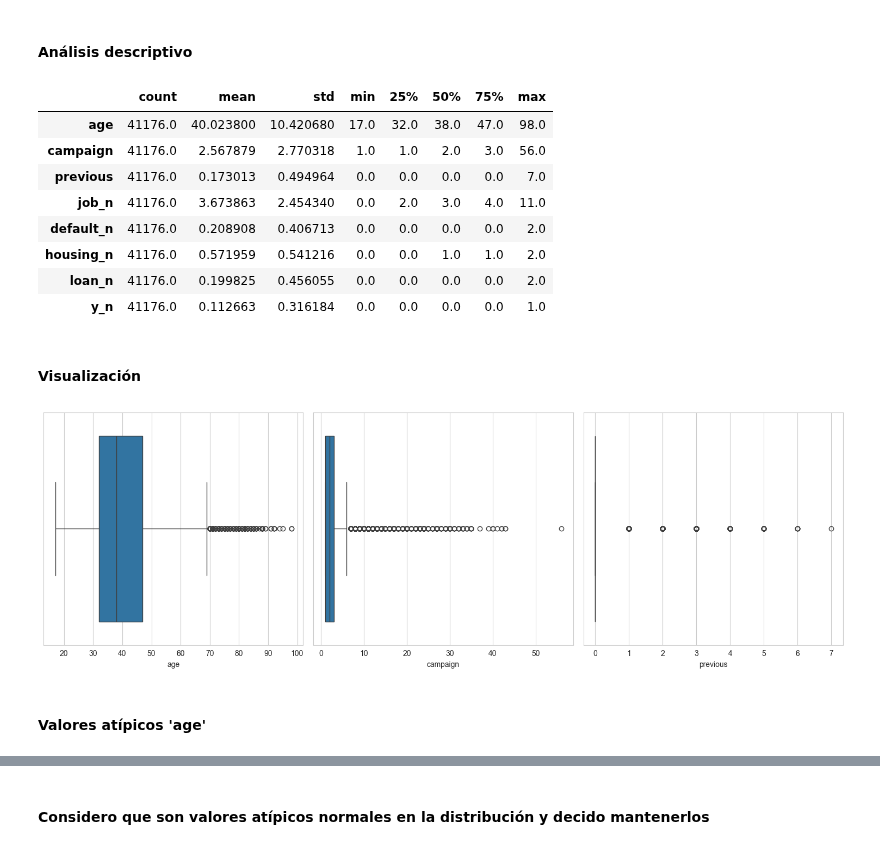
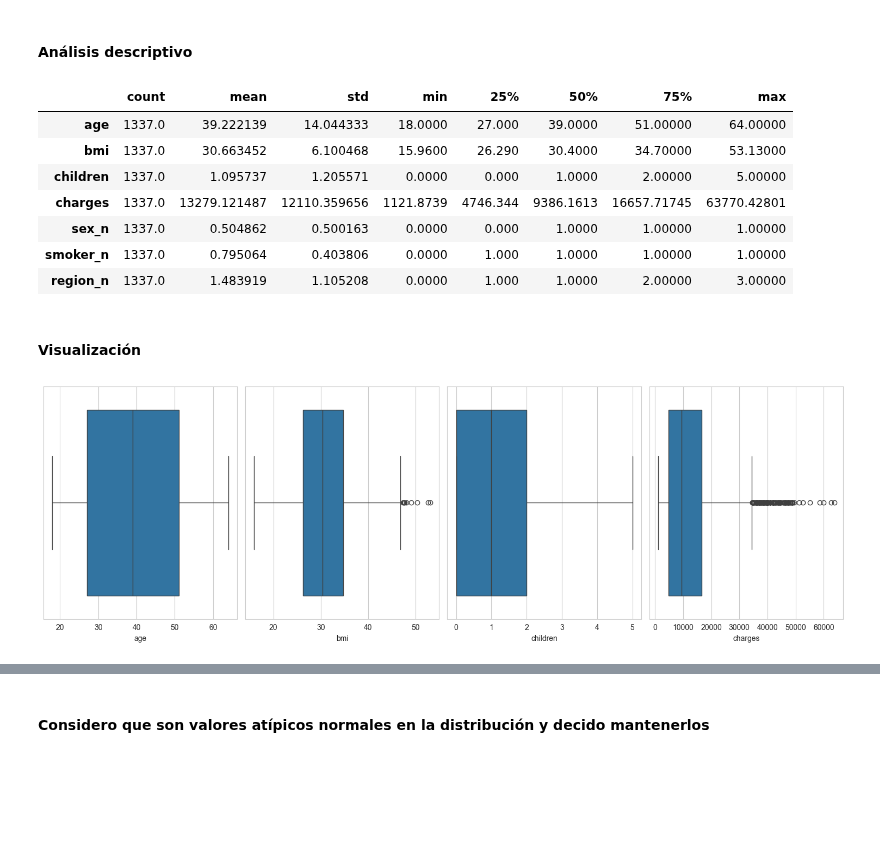
Before and after one commit to 4GeeksAcademy/sayons-intro-ml-new, a Jupyter notebook: src/02-linear-regression.ipynb, the cells around one changed output, grey strips where cells are left out. Cells and saved outputs as stored; diff of their text form; code cells hidden in the pictures; blank space fills up the shorter version.

```diff
--- a/src/02-linear-regression.ipynb
+++ b/src/02-linear-regression.ipynb
@@ -242,7 +235,7 @@ plt.show()
 # %%
 fig, axis = plt.subplots(1, 3, figsize=(16, 6))
-bins = [df["charges"].quantile(0.25), df["charges"].quantile(0.50), df["charges"].quantile(0.75), df["charges"].max()]
-labels = ["0-25%", "25-50%", "75-100%"]
+bins = [0, df["charges"].quantile(0.25), df["charges"].quantile(0.50), df["charges"].quantile(0.75), df["charges"].max()]
+labels = ["0-25%", "25-50%", "50-75%", "75-100%"]
 df["charges_range"] = pd.cut(df["charges"], bins=bins, labels=labels, include_lowest=True)
 sns.set_style("whitegrid")
 sns.countplot(ax=axis[0], data=df, x="charges_range", hue="sex_n").set_xlabel('Charges')
@@ -267,25 +259,23 @@ plt.show()
 df.describe().T
 # %% [output]
 |  | count | mean | std | min | 25% | 50% | 75% | max |
-| age | 41176.0 | 40.023800 | 10.420680 | 17.0 | 32.0 | 38.0 | 47.0 | 98.0 |
-| campaign | 41176.0 | 2.567879 | 2.770318 | 1.0 | 1.0 | 2.0 | 3.0 | 56.0 |
-| previous | 41176.0 | 0.173013 | 0.494964 | 0.0 | 0.0 | 0.0 | 0.0 | 7.0 |
-| job_n | 41176.0 | 3.673863 | 2.454340 | 0.0 | 2.0 | 3.0 | 4.0 | 11.0 |
-| default_n | 41176.0 | 0.208908 | 0.406713 | 0.0 | 0.0 | 0.0 | 0.0 | 2.0 |
-| housing_n | 41176.0 | 0.571959 | 0.541216 | 0.0 | 0.0 | 1.0 | 1.0 | 2.0 |
-| loan_n | 41176.0 | 0.199825 | 0.456055 | 0.0 | 0.0 | 0.0 | 0.0 | 2.0 |
-| y_n | 41176.0 | 0.112663 | 0.316184 | 0.0 | 0.0 | 0.0 | 0.0 | 1.0 |
+| age | 1337.0 | 39.222139 | 14.044333 | 18.0000 | 27.000 | 39.0000 | 51.00000 | 64.00000 |
+| bmi | 1337.0 | 30.663452 | 6.100468 | 15.9600 | 26.290 | 30.4000 | 34.70000 | 53.13000 |
+| children | 1337.0 | 1.095737 | 1.205571 | 0.0000 | 0.000 | 1.0000 | 2.00000 | 5.00000 |
+| charges | 1337.0 | 13279.121487 | 12110.359656 | 1121.8739 | 4746.344 | 9386.1613 | 16657.71745 | 63770.42801 |
+| sex_n | 1337.0 | 0.504862 | 0.500163 | 0.0000 | 0.000 | 1.0000 | 1.00000 | 1.00000 |
+| smoker_n | 1337.0 | 0.795064 | 0.403806 | 0.0000 | 1.000 | 1.0000 | 1.00000 | 1.00000 |
+| region_n | 1337.0 | 1.483919 | 1.105208 | 0.0000 | 1.000 | 1.0000 | 2.00000 | 3.00000 |
 # %% [markdown]
 #### Visualización
 # %%
-fig, axis = plt.subplots(1, 3, figsize=(15, 5))
+fig, axis = plt.subplots(1, 4, figsize=(15, 5))
 sns.set_style("whitegrid")
 sns.boxplot(ax=axis[0], data=df, x="age")
-sns.boxplot(ax=axis[1], data=df, x="campaign")
-sns.boxplot(ax=axis[2], data=df, x="previous")
+sns.boxplot(ax=axis[1], data=df, x="bmi")
+sns.boxplot(ax=axis[2], data=df, x="children")
+sns.boxplot(ax=axis[3], data=df, x="charges")
 plt.tight_layout()
 plt.show()
 # %% [output]
-[figure, old version]
+[figure, new version]
-# %% [markdown]
-#### Valores atípicos 'age'
```
Also changed, not shown: parts of 64 cells of this notebook, 3 other files.
